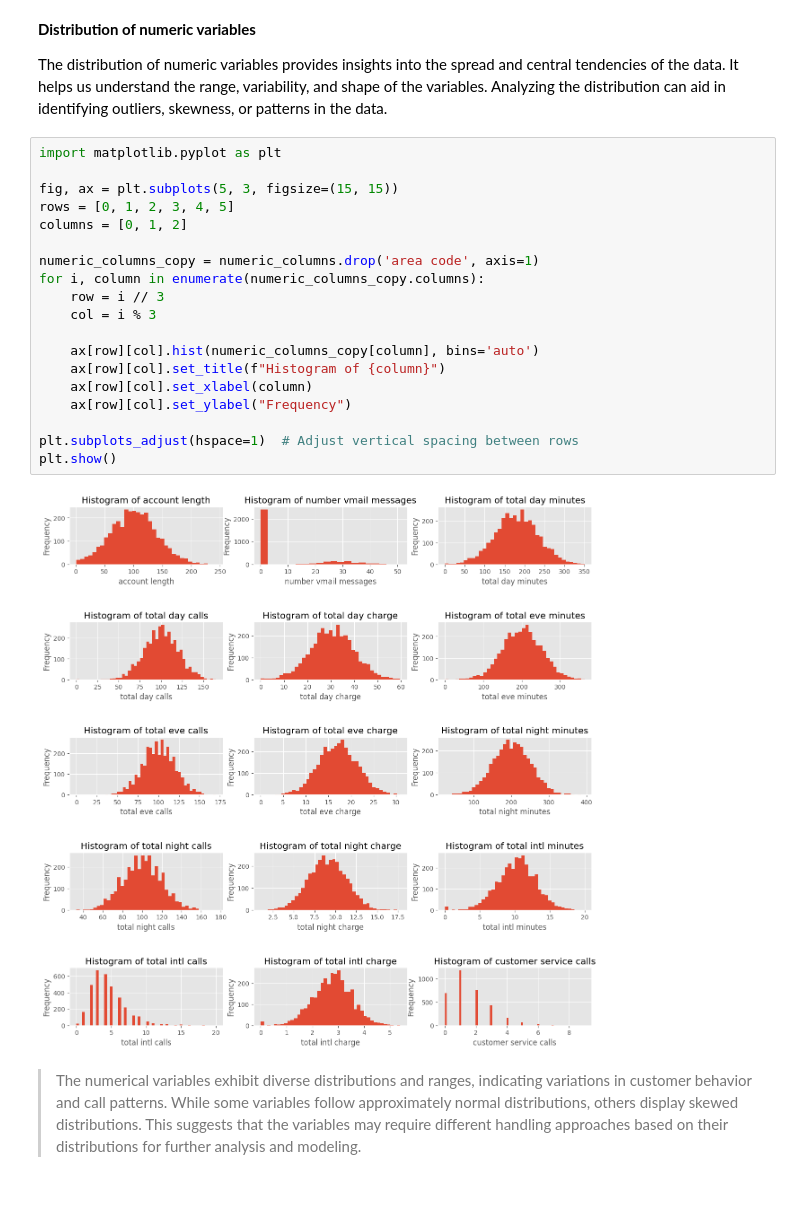
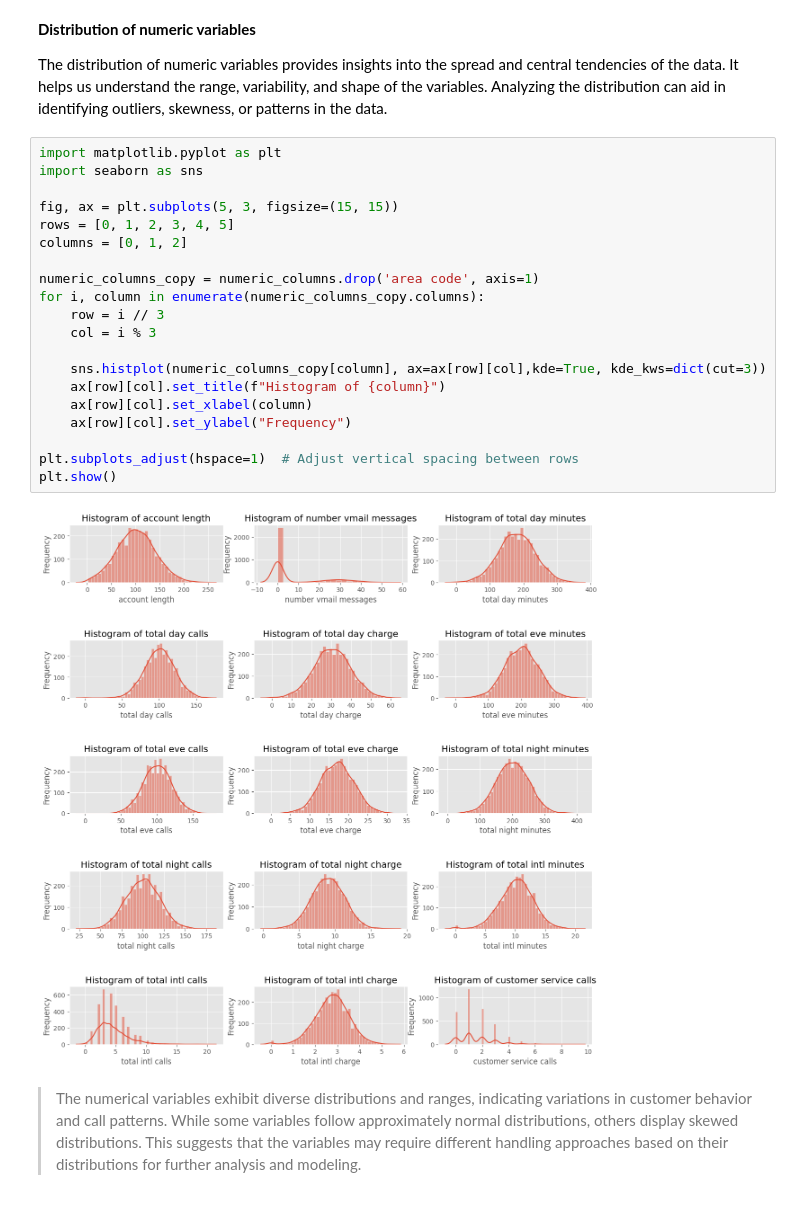
Before and after one commit to D-EKALE/phase-3-final-project, a Jupyter notebook: phase-3-final-project.ipynb, the cells around one changed output. Cells and saved outputs as stored; diff of their text form.

```diff
--- a/phase-3-final-project.ipynb
+++ b/phase-3-final-project.ipynb
@@ -157,25 +189,26 @@ Based on the distribution of area codes, the pie chart shows that 49.7% of custo
 The distribution of numeric variables provides insights into the spread and central tendencies of the data. It helps us understand the range, variability, and shape of the variables. Analyzing the distribution can aid in identifying outliers, skewness, or patterns in the data.
 # %%
 import matplotlib.pyplot as plt
+import seaborn as sns
 
 fig, ax = plt.subplots(5, 3, figsize=(15, 15))
 rows = [0, 1, 2, 3, 4, 5]
 columns = [0, 1, 2]
 
 numeric_columns_copy = numeric_columns.drop('area code', axis=1)
 for i, column in enumerate(numeric_columns_copy.columns):
     row = i // 3
     col = i % 3
 
-    ax[row][col].hist(numeric_columns_copy[column], bins='auto')
+    sns.histplot(numeric_columns_copy[column], ax=ax[row][col],kde=True, kde_kws=dict(cut=3))
     ax[row][col].set_title(f"Histogram of {column}")
     ax[row][col].set_xlabel(column)
     ax[row][col].set_ylabel("Frequency")
 
 plt.subplots_adjust(hspace=1)  # Adjust vertical spacing between rows
 plt.show()
 # %% [output]
-[figure, old version]
+[figure, new version]
 # %% [markdown]
 > The numerical variables exhibit diverse distributions and ranges, indicating variations in customer behavior and call patterns. While some variables follow approximately normal distributions, others display skewed distributions. This suggests that the variables may require different handling approaches based on their distributions for further analysis and modeling.
 # %% [markdown]
```
Also changed, not shown: parts of 6 cells of this notebook, 1 other file.
